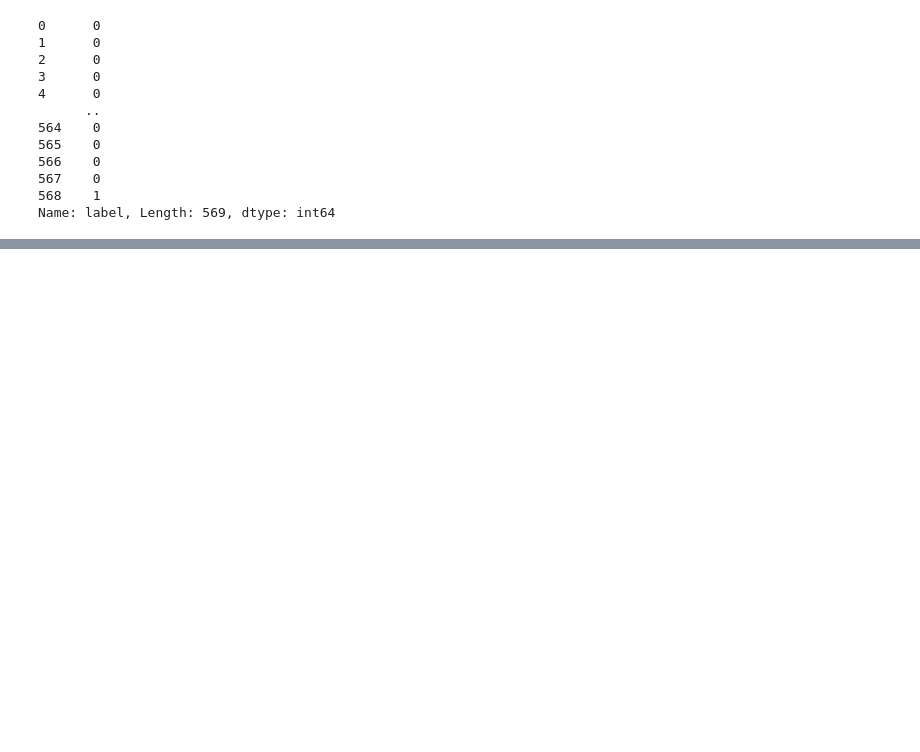
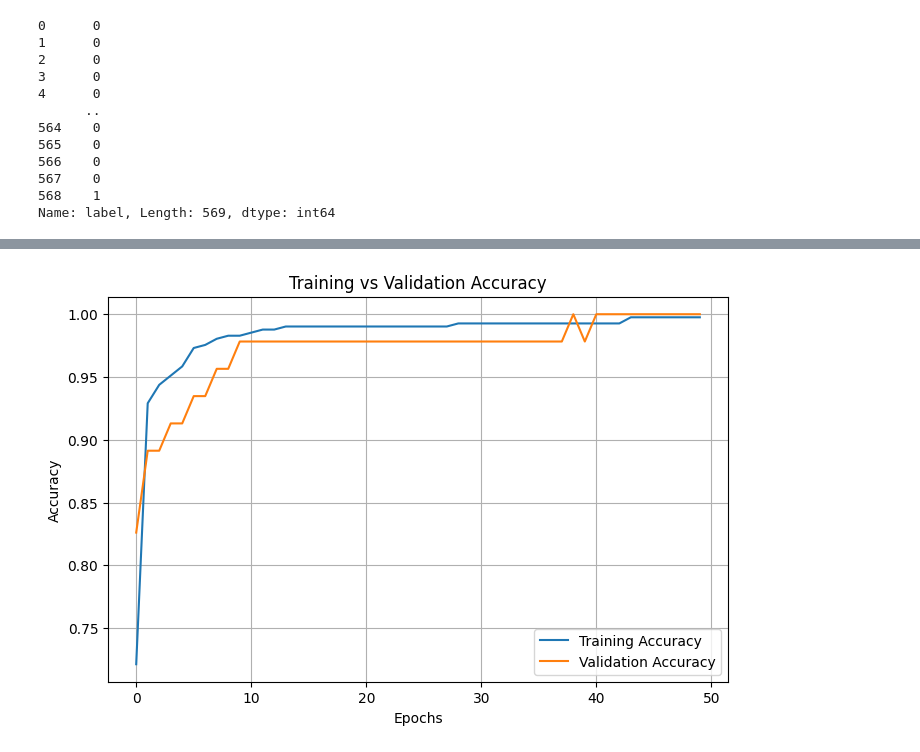
Before and after one commit to tanishasin828126-hash/Boston-housing-EDA, a Jupyter notebook: BREAST_CANCER_DETECTION.ipynb, the cells around one changed output, grey strips where cells are left out. Drawn from its saved outputs; the diff is of its cells as text; code cells hidden in the pictures; blank space fills up the shorter version.

```diff
--- a/BREAST_CANCER_DETECTION.ipynb
+++ b/BREAST_CANCER_DETECTION.ipynb
@@ -177,4 +193,5 @@ from sklearn.preprocessing import StandardScaler
 # %%
-sc= StandardScaler()
-X_train_std = sc.fit_transform(X_train)
-X_test_std = sc.transform(X_test)
+scaler = StandardScaler()
+
+X_train = scaler.fit_transform(X_train)
+X_test = scaler.transform(X_test)
@@ -246 +281,14 @@ plt.legend(['training data', 'validation data'], loc = 'lower right')
+# %%
+
+plt.figure(figsize=(8,5))
+plt.plot(history.history['accuracy'], label='Training Accuracy')
+plt.plot(history.history['val_accuracy'], label='Validation Accuracy')
+plt.xlabel('Epochs')
+plt.ylabel('Accuracy')
+plt.title('Training vs Validation Accuracy')
+plt.legend()
+plt.grid(True)
+plt.show()
+# %% [output]
+[figure, added]
 # %%
```
Also changed, not shown: parts of 24 cells of this notebook.
